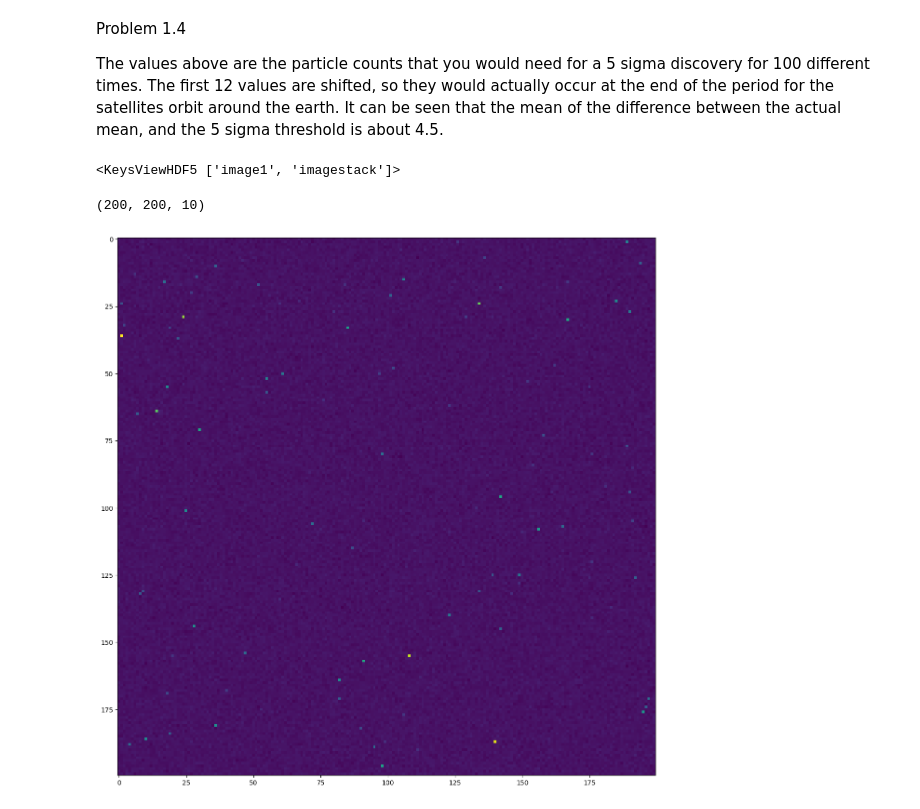
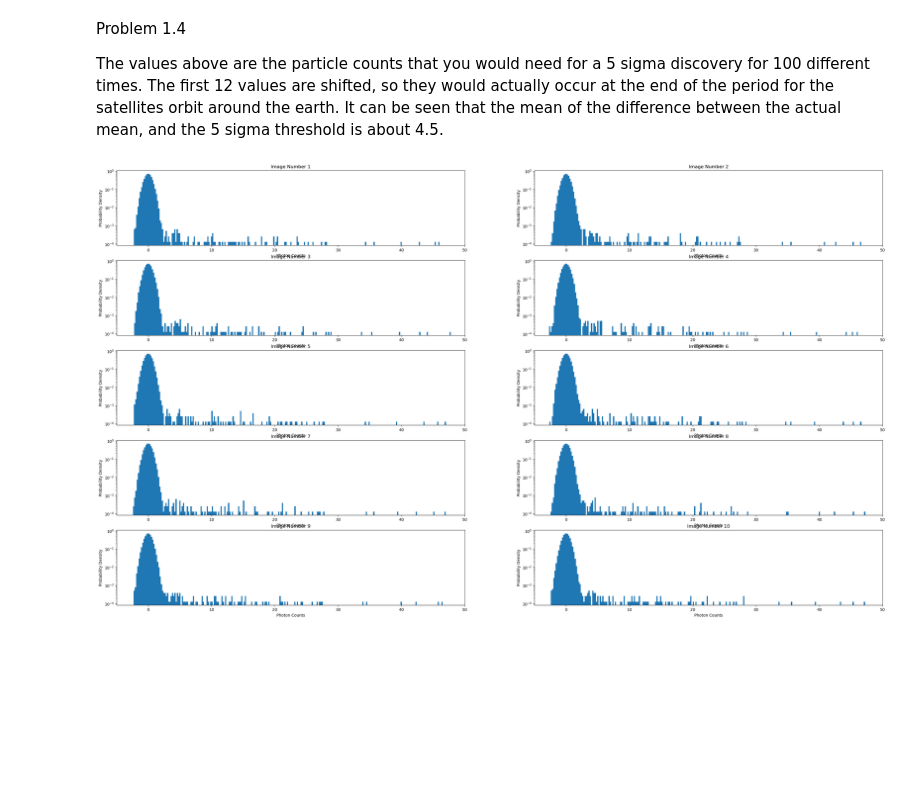
Before and after one commit to CameronPeloquin/PHYS_434, a Jupyter notebook: Lab4/Lab4.ipynb, the cells around one changed output. Cells and saved outputs as stored; diff of their text form; code cells hidden in the pictures; blank space fills up the shorter version.

```diff
--- a/Lab4/Lab4.ipynb
+++ b/Lab4/Lab4.ipynb
@@ -195,19 +198,17 @@ The values above are the particle counts that you would need for a 5 sigma disco
 # Problem 2.1:
 
 hf = h5py.File('images.h5', 'r')
-print(hf.keys())
 data = np.array(hf.get('imagestack'))
+plt.rcParams["figure.figsize"] = (35,20)
-# %% [output]
-<KeysViewHDF5 ['image1', 'imagestack']>
 # %%
 # Problem 2.2:
-
-plt.imshow(data[:,:,6])
-summed_images = data[:,:,0]
-for i in range(1, 10):
-        summed_images += data[:,:,i]
-
-#print(data.shape)
+fig, axs = plt.subplots(5,2)
+for i in range(10):
+    axs.flatten()[i].hist(data[:,:,i].flatten(), 250, density=True)
+    axs.flatten()[i].set_yscale('log')
+    axs.flatten()[i].set_xlim([-5,50])
+    axs.flatten()[i].set_title('Image Number ' + str(i+1))
+    axs.flatten()[i].set_xlabel('Photon Counts')
+    axs.flatten()[i].set_ylabel('Probability Density')
 # %% [output]
-(200, 200, 10)
-[figure, old version]
+[figure, new version]
```
Also changed, not shown: parts of 16 cells of this notebook.
